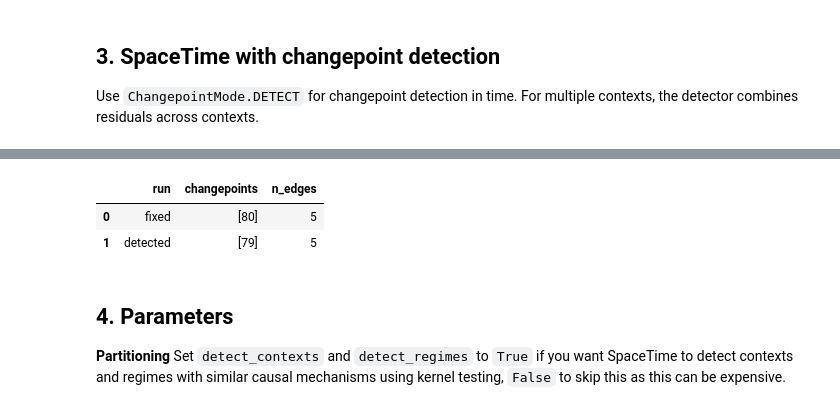
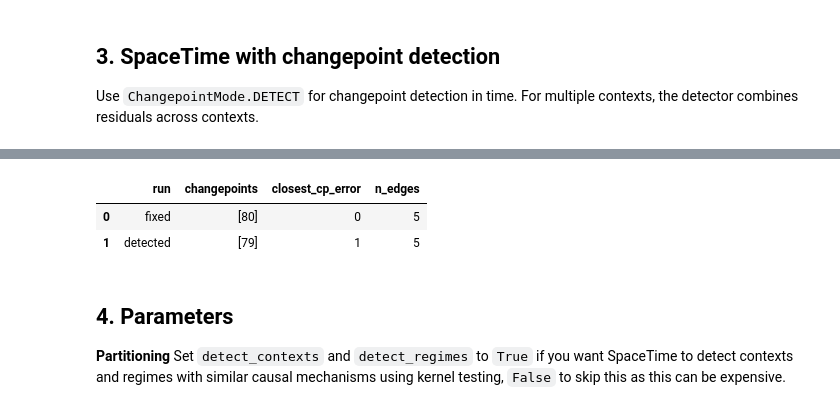
Before and after one commit to srhmm/causalchange, a Jupyter notebook: notebooks/04_spacetime_tutorial.ipynb, the cells around one changed output, grey strips where cells are left out. Saved outputs shown, nothing was run; the diff lists cells and outputs as text; code cells hidden in the pictures.

```diff
--- a/notebooks/04_spacetime_tutorial.ipynb
+++ b/notebooks/04_spacetime_tutorial.ipynb
@@ -315,24 +332,26 @@ plot_panel_timeseries(
 # %%
 summary = pd.DataFrame(
     [
         {
             "run": "fixed",
-            "changepoints": cc_fixed.result_.changepoints,
+            "changepoints": cc_fixed.changepoints_,
+            "closest_cp_error": changepoint_error(cc_fixed.changepoints_, true_changepoint),
             "n_edges": cc_fixed.graph_.number_of_edges(),
         },
         {
             "run": "detected",
-            "changepoints": cc_detect.result_.changepoints,
+            "changepoints": cc_detect.changepoints_,
+            "closest_cp_error": changepoint_error(cc_detect.changepoints_, true_changepoint),
             "n_edges": cc_detect.graph_.number_of_edges(),
         },
     ]
 )
 
 summary
 # %% [output]
-|  | run | changepoints | n_edges |
-| 0 | fixed | [80] | 5 |
-| 1 | detected | [79] | 5 |
+|  | run | changepoints | closest_cp_error | n_edges |
+| 0 | fixed | [80] | 0 | 5 |
+| 1 | detected | [79] | 1 | 5 |
 # %% [markdown]
 ## 4. Parameters
 
```
Also changed, not shown: parts of 10 cells of this notebook, 20 other files.
